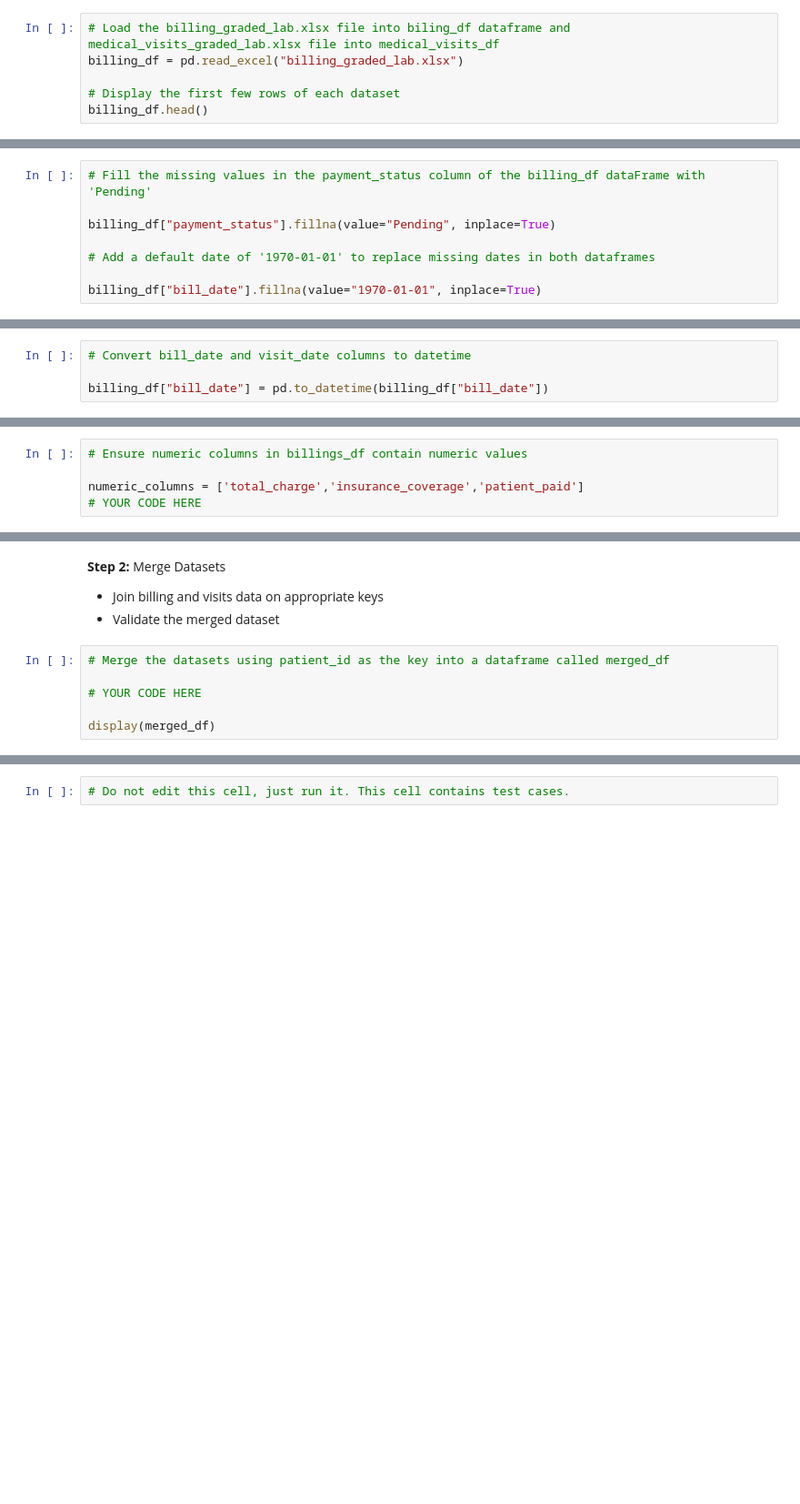
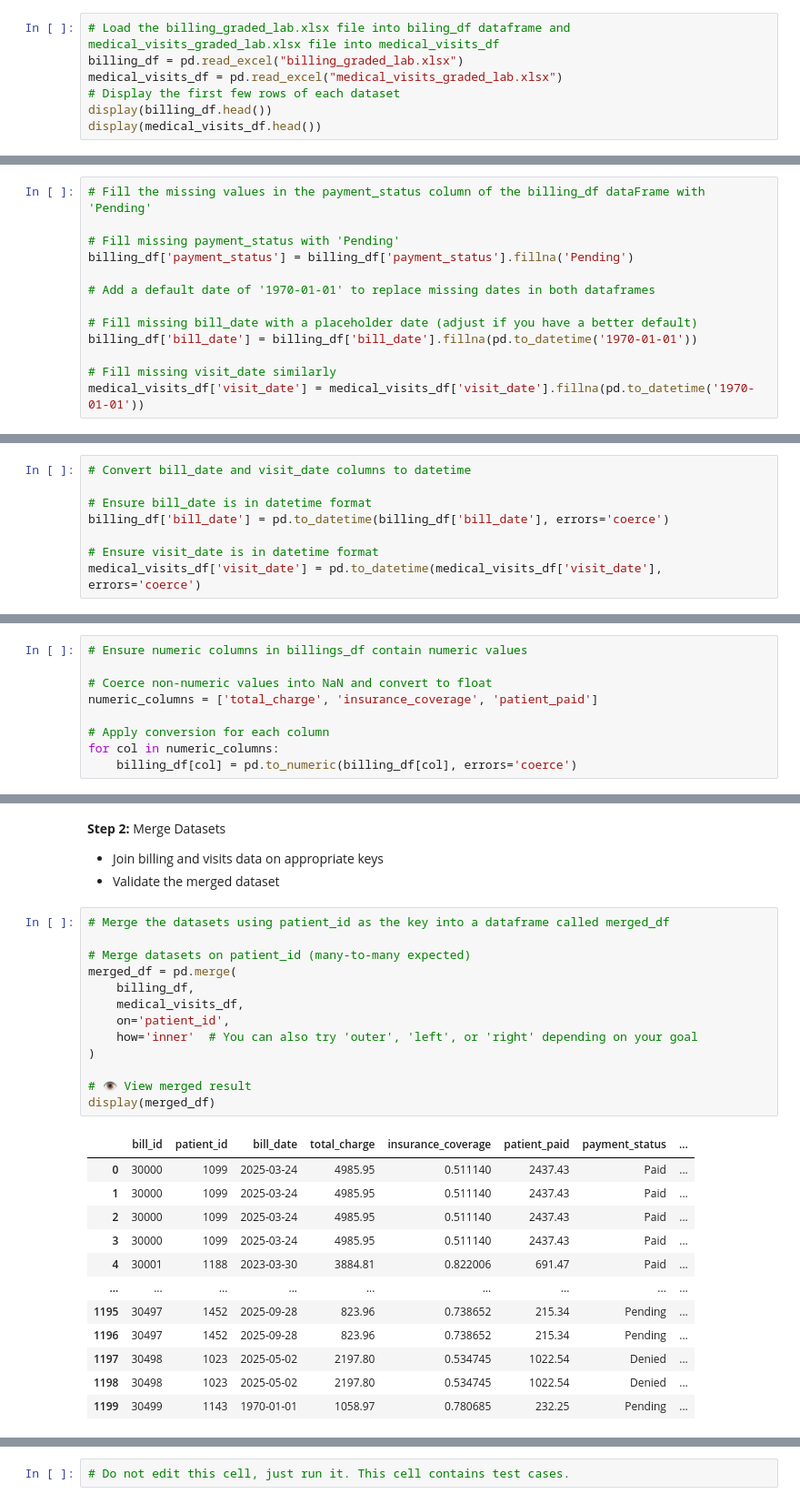
Before and after one commit to dennislamcv1/COURSERADS, a Jupyter notebook: Python for Data Science/MultiSourceDataIntegrationChallenge.ipynb, the cells around one changed output, grey strips where cells are left out. Shown: that part at 91% size. Drawn from its saved outputs; the diff is of its cells as text; blank space fills up the shorter version.

```diff
--- a/Python for Data Science/MultiSourceDataIntegrationChallenge.ipynb
+++ b/Python for Data Science/MultiSourceDataIntegrationChallenge.ipynb
@@ -52,6 +53,7 @@ import numpy as np
 # %%
 # Load the billing_graded_lab.xlsx file into biling_df dataframe and  medical_visits_graded_lab.xlsx file into medical_visits_df
 billing_df = pd.read_excel("billing_graded_lab.xlsx")
-
+medical_visits_df = pd.read_excel("medical_visits_graded_lab.xlsx")
 # Display the first few rows of each dataset
-billing_df.head()
+display(billing_df.head())
+display(medical_visits_df.head())
@@ -81,8 +146,13 @@ billing_df.payment_status.value_counts()
 # %%
 # Fill the missing values in the payment_status column of the billing_df dataFrame with 'Pending'
 
-billing_df["payment_status"].fillna(value="Pending", inplace=True)
+# Fill missing payment_status with 'Pending'
+billing_df['payment_status'] = billing_df['payment_status'].fillna('Pending')
 
 # Add a default date of '1970-01-01' to replace missing dates in both dataframes
 
-billing_df["bill_date"].fillna(value="1970-01-01", inplace=True)
+# Fill missing bill_date with a placeholder date (adjust if you have a better default)
+billing_df['bill_date'] = billing_df['bill_date'].fillna(pd.to_datetime('1970-01-01'))
+
+# Fill missing visit_date similarly
+medical_visits_df['visit_date'] = medical_visits_df['visit_date'].fillna(pd.to_datetime('1970-01-01'))
@@ -100,7 +166,11 @@ billing_df["bill_date"].info()
 # %%
 # Convert bill_date and visit_date columns to datetime
 
-billing_df["bill_date"] = pd.to_datetime(billing_df["bill_date"])
+# Ensure bill_date is in datetime format
+billing_df['bill_date'] = pd.to_datetime(billing_df['bill_date'], errors='coerce')
+
+# Ensure visit_date is in datetime format
+medical_visits_df['visit_date'] = pd.to_datetime(medical_visits_df['visit_date'], errors='coerce')
 # %%
 # Do not edit this cell, just run it. This cell contains test cases.
 # %% [markdown]
@@ -109,7 +179,11 @@ billing_df["bill_date"] = pd.to_datetime(billing_df["bill_date"])
 # %%
 # Ensure numeric columns in billings_df contain numeric values
 
-numeric_columns = ['total_charge','insurance_coverage','patient_paid']
-# YOUR CODE HERE
+# Coerce non-numeric values into NaN and convert to float
+numeric_columns = ['total_charge', 'insurance_coverage', 'patient_paid']
+
+# Apply conversion for each column
+for col in numeric_columns:
+    billing_df[col] = pd.to_numeric(billing_df[col], errors='coerce')
 # %%
 # Do not edit this cell, just run it. This cell contains test cases.
@@ -129,6 +233,26 @@ display(medical_visits_df.head())
 # %%
 # Merge the datasets using patient_id as the key into a dataframe called merged_df
 
-# YOUR CODE HERE
+# Merge datasets on patient_id (many-to-many expected)
+merged_df = pd.merge(
+    billing_df,
+    medical_visits_df,
+    on='patient_id',
+    how='inner'  # You can also try 'outer', 'left', or 'right' depending on your goal
+)
 
+# 👁️ View merged result
 display(merged_df)
+# %% [output]
+|  | bill_id | patient_id | bill_date | total_charge | insurance_coverage | patient_paid | payment_status | ... |
+| 0 | 30000 | 1099 | 2025-03-24 | 4985.95 | 0.511140 | 2437.43 | Paid | ... |
+| 1 | 30000 | 1099 | 2025-03-24 | 4985.95 | 0.511140 | 2437.43 | Paid | ... |
+| 2 | 30000 | 1099 | 2025-03-24 | 4985.95 | 0.511140 | 2437.43 | Paid | ... |
+| 3 | 30000 | 1099 | 2025-03-24 | 4985.95 | 0.511140 | 2437.43 | Paid | ... |
+| 4 | 30001 | 1188 | 2023-03-30 | 3884.81 | 0.822006 | 691.47 | Paid | ... |
+| ... | ... | ... | ... | ... | ... | ... | ... | ... |
+| 1195 | 30497 | 1452 | 2025-09-28 | 823.96 | 0.738652 | 215.34 | Pending | ... |
+| 1196 | 30497 | 1452 | 2025-09-28 | 823.96 | 0.738652 | 215.34 | Pending | ... |
+| 1197 | 30498 | 1023 | 2025-05-02 | 2197.80 | 0.534745 | 1022.54 | Denied | ... |
+| 1198 | 30498 | 1023 | 2025-05-02 | 2197.80 | 0.534745 | 1022.54 | Denied | ... |
+| 1199 | 30499 | 1143 | 1970-01-01 | 1058.97 | 0.780685 | 232.25 | Pending | ... |
```
Also changed, not shown: parts of 13 cells of this notebook, 13 other files.
